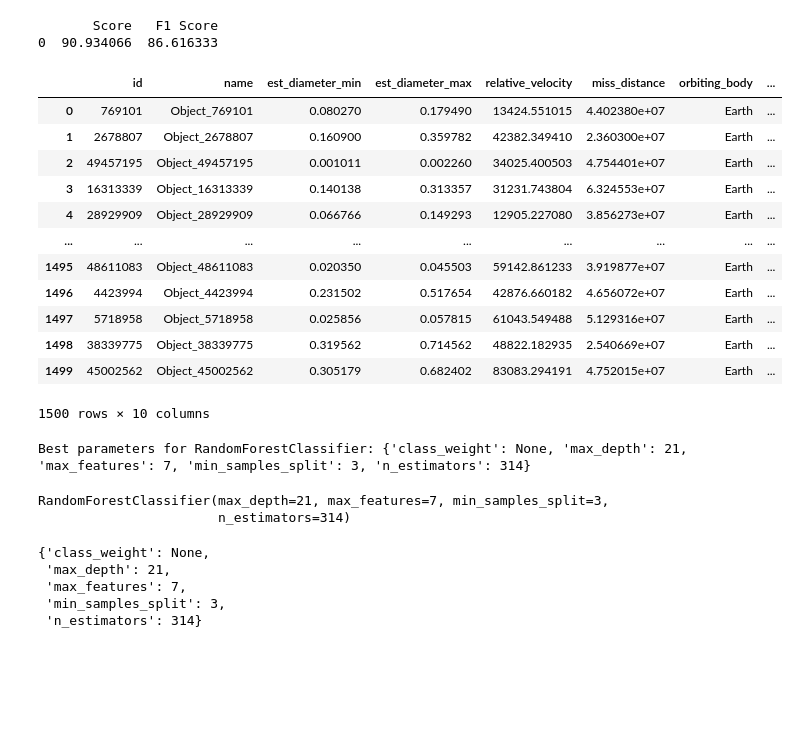
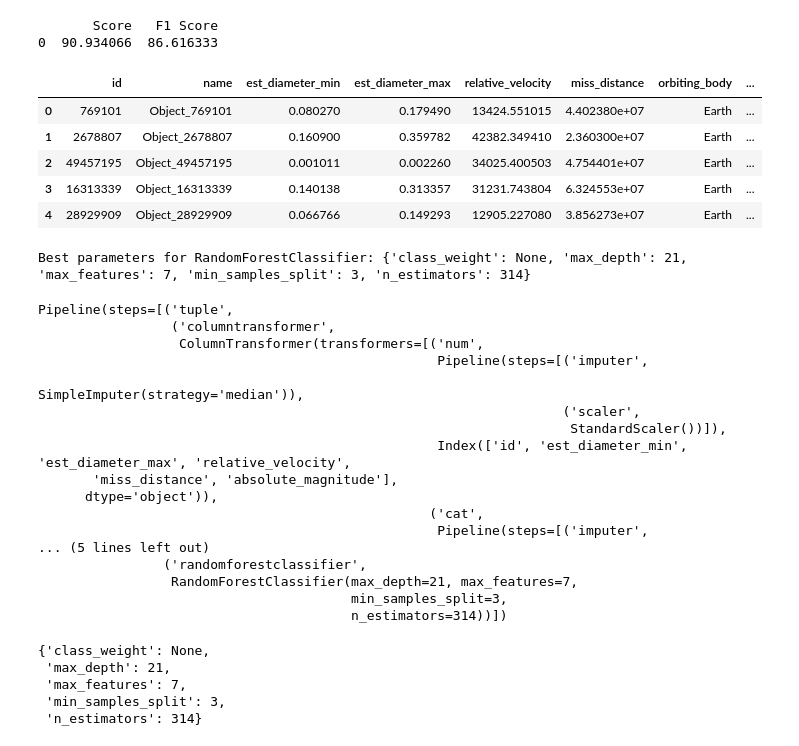
Before and after one commit to gems-yc4923/thames, a Jupyter notebook: Demonstration.ipynb, the cells around one changed output. Cells and saved outputs as stored; diff of their text form; code cells hidden in the pictures; blank space fills up the shorter version.

```diff
--- a/Demonstration.ipynb
+++ b/Demonstration.ipynb
@@ -88,22 +88,15 @@ model_selector.evaluate()
 # %%
 #If you have unknown data and you want to predict it, you can use this function
 #For example
 unknown_data = pd.read_csv('raw_data/unknown_asteroids.csv')
-model_selector.predict_unknown(unknown_data)
+unknown_data.head()
 # %% [output]
 |  | id | name | est_diameter_min | est_diameter_max | relative_velocity | miss_distance | orbiting_body | ... |
 | 0 | 769101 | Object_769101 | 0.080270 | 0.179490 | 13424.551015 | 4.402380e+07 | Earth | ... |
 | 1 | 2678807 | Object_2678807 | 0.160900 | 0.359782 | 42382.349410 | 2.360300e+07 | Earth | ... |
 | 2 | 49457195 | Object_49457195 | 0.001011 | 0.002260 | 34025.400503 | 4.754401e+07 | Earth | ... |
 | 3 | 16313339 | Object_16313339 | 0.140138 | 0.313357 | 31231.743804 | 6.324553e+07 | Earth | ... |
 | 4 | 28929909 | Object_28929909 | 0.066766 | 0.149293 | 12905.227080 | 3.856273e+07 | Earth | ... |
-| ... | ... | ... | ... | ... | ... | ... | ... | ... |
-| 1495 | 48611083 | Object_48611083 | 0.020350 | 0.045503 | 59142.861233 | 3.919877e+07 | Earth | ... |
-| 1496 | 4423994 | Object_4423994 | 0.231502 | 0.517654 | 42876.660182 | 4.656072e+07 | Earth | ... |
-| 1497 | 5718958 | Object_5718958 | 0.025856 | 0.057815 | 61043.549488 | 5.129316e+07 | Earth | ... |
-| 1498 | 38339775 | Object_38339775 | 0.319562 | 0.714562 | 48822.182935 | 2.540669e+07 | Earth | ... |
-| 1499 | 45002562 | Object_45002562 | 0.305179 | 0.682402 | 83083.294191 | 4.752015e+07 | Earth | ... |
-1500 rows × 10 columns
 # %%
 from sklearn.pipeline import make_pipeline
 from sklearn.ensemble import RandomForestClassifier
@@ -118,10 +111,26 @@ new_pipeline = tuner.auto_tuning()
 # %% [output]
 Best parameters for RandomForestClassifier: {'class_weight': None, 'max_depth': 21, 'max_features': 7, 'min_samples_split': 3, 'n_estimators': 314}
 # %%
-new_pipeline.steps[-1][1]
+new_pipeline
+#new_pipeline.steps[-1][1]
 # %% [output]
-RandomForestClassifier(max_depth=21, max_features=7, min_samples_split=3,
-                       n_estimators=314)
+Pipeline(steps=[('tuple',
+                 ('columntransformer',
+                  ColumnTransformer(transformers=[('num',
+                                                   Pipeline(steps=[('imputer',
+                                                                    SimpleImputer(strategy='median')),
+                                                                   ('scaler',
+                                                                    StandardScaler())]),
+                                                   Index(['id', 'est_diameter_min', 'est_diameter_max', 'relative_velocity',
+       'miss_distance', 'absolute_magnitude'],
+      dtype='object')),
+                                                  ('cat',
+                                                   Pipeline(steps=[('imputer',
+... (5 lines left out)
+                ('randomforestclassifier',
+                 RandomForestClassifier(max_depth=21, max_features=7,
+                                        min_samples_split=3,
+                                        n_estimators=314))])
 # %%
 name, parameters = tuner.get_tuned_model()
 # %%
```
Also changed, not shown: parts of 5 cells of this notebook, 3 other files.
